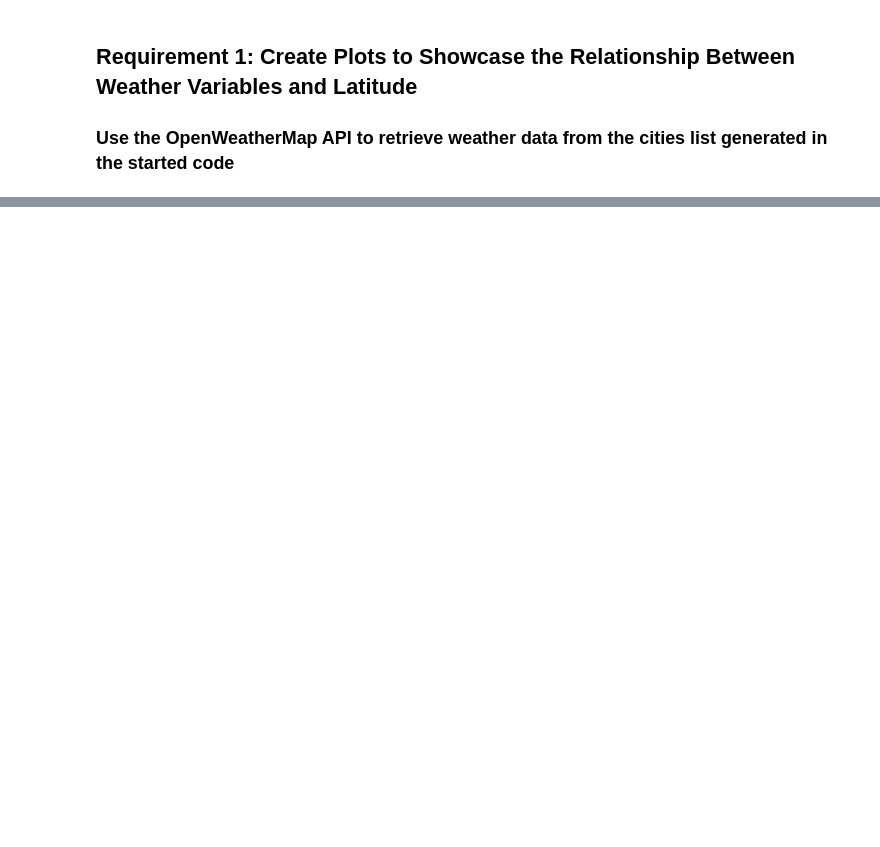
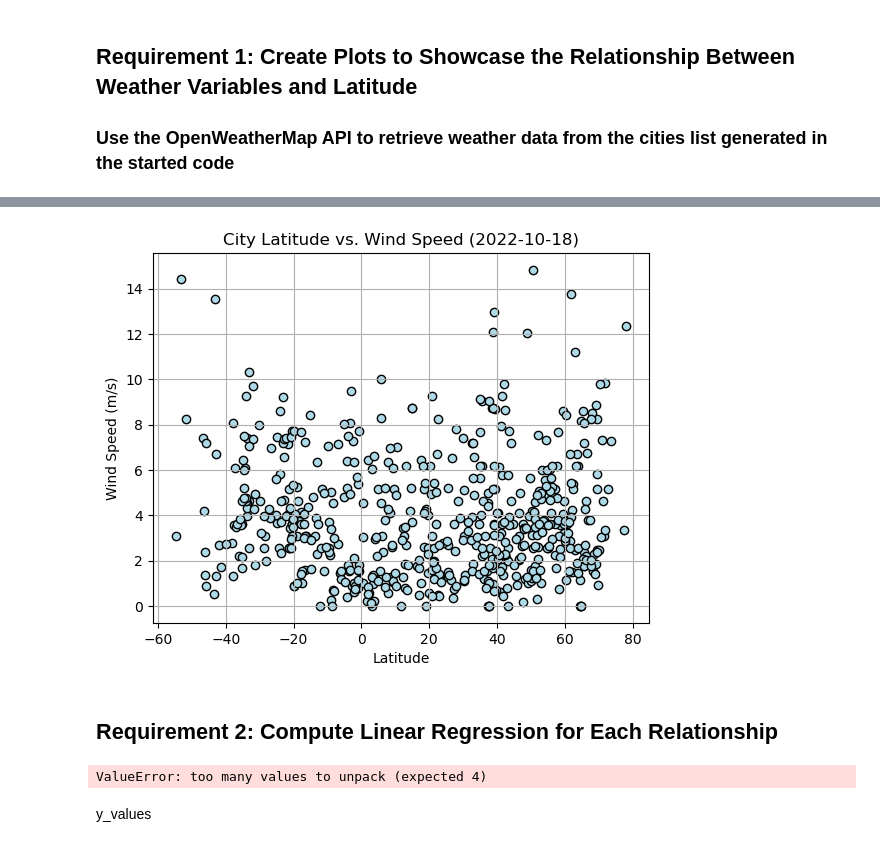
Before and after one commit to Bgrlgymnast/python-api-challenge, a Jupyter notebook: WeatherPy/WeatherPy.ipynb, the cells around one changed output, grey strips where cells are left out. Drawn from its saved outputs; the diff is of its cells as text; code cells hidden in the pictures; blank space fills up the shorter version.

```diff
--- a/WeatherPy/WeatherPy.ipynb
+++ b/WeatherPy/WeatherPy.ipynb
@@ -158,0 +276,23 @@ NameError: name 'imperial' is not defined
+# %%
+# Build the scatter plots for latitude vs. wind speed
+latitude = city_data_df["Lat"]
+wind_speed = city_data_df["Wind Speed"]
+x_axis = latitude
+y_axis = wind_speed
+plt.scatter(x_axis, y_axis, facecolors="lightblue", edgecolors="black")
+
+# Incorporate the other graph properties
+plt.title("City Latitude vs. Wind Speed (2022-10-18)")
+plt.xlabel("Latitude")
+plt.ylabel("Wind Speed (m/s)")
+plt.grid()
+
+# Save the figure
+plt.savefig("Fig4.png")
+
+# Show plot
+plt.show()
+# %% [output]
+[figure, added]
+# %% [markdown]
+## Requirement 2: Compute Linear Regression for Each Relationship
@@ -158,0 +333,6 @@ NameError: name 'imperial' is not defined
+# %%
+linear_regression_plots(x_values, y_values, "Max Temperature")
+# %% [output]
+ValueError: too many values to unpack (expected 4)
+# %% [markdown]
+y_values
```
Also changed, not shown: parts of 34 cells of this notebook, 4 other files.
